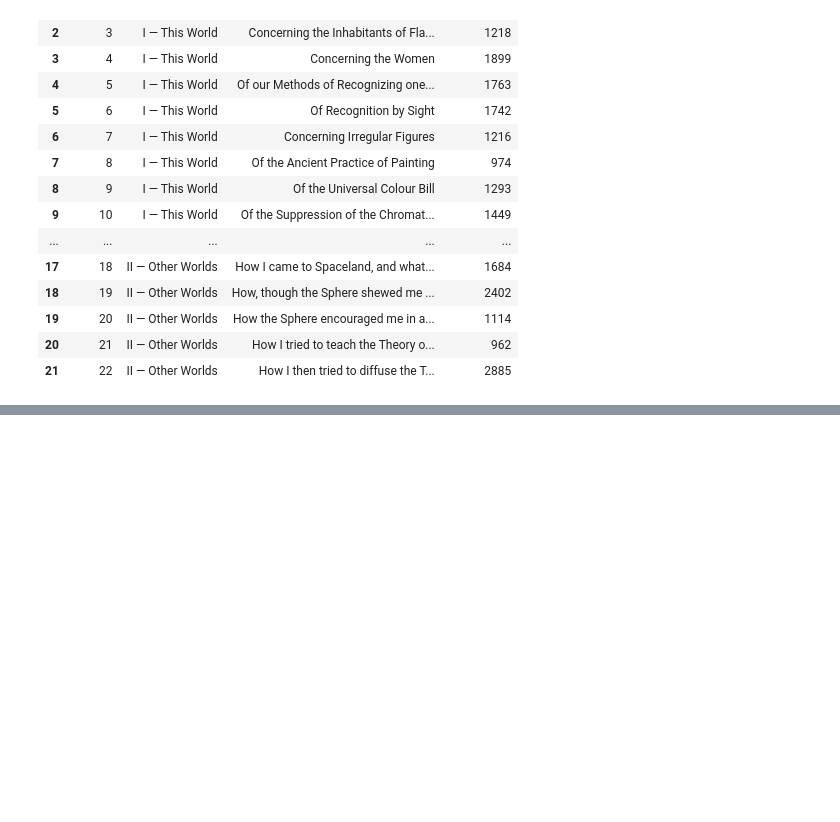
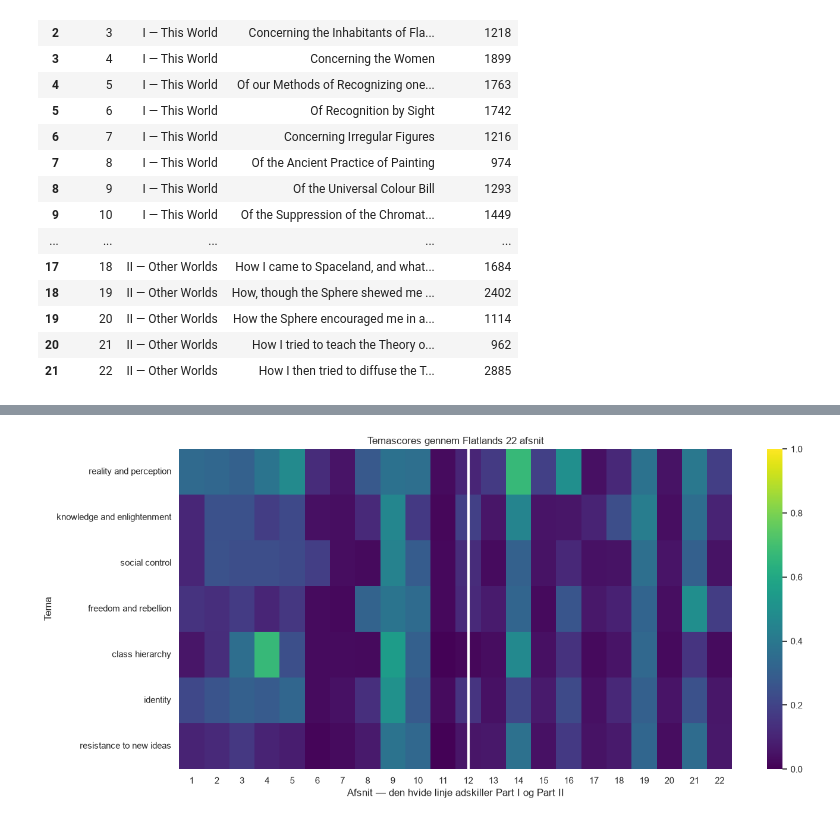
Before and after one commit to Twistshock/Flatlands, a Jupyter notebook: mainBook.ipynb, the cells around one changed output, grey strips where cells are left out. Saved outputs shown, nothing was run; the diff lists cells and outputs as text; code cells hidden in the pictures; blank space fills up the shorter version.

```diff
--- a/mainBook.ipynb
+++ b/mainBook.ipynb
@@ -139,0 +178,8 @@ def make_passages(section_df, words_per_passage = 120):
+# %%
+MODEL_NAME = "valhalla/distilbart-mnli-12-1"
+classifier = pipeline(
+    "zero-shot-classification",
+    model = MODEL_NAME,
+    device=0 if torch.cuda.is_available() else -1,
+)
+print("Modellen er klar:", MODEL_NAME)
@@ -139,0 +264,23 @@ def make_passages(section_df, words_per_passage = 120):
+# %%
+PASSAGES_PER_SECTION = 2
+sample_parts = []
+for _, group in passages.groupby("section"):
+    indices = np.linspace(0, len(group) - 1, min(PASSAGES_PER_SECTION, len(group))).astype(int)
+    sample_parts.append(group.iloc[indices])
+sample = pd.concat(sample_parts, ignore_index=True).drop_duplicates("passage_id")
+
+classified_rows = []
+for row in tqdm(sample.itertuples(), total=len(sample)):
+    result = classify_text(row.text)
+    scores = dict(zip(result.theme, result.score))
+    classified_rows.append({
+        "passage_id": row.passage_id,
+        "section": row.section,
+        "part": row.part,
+        "title": row.title,
+        "position": row.position,
+        "text": row.text,
+        **scores,
+})
+classified = pd.DataFrame(classified_rows)
+classified.head()
@@ -139,0 +294,11 @@ def make_passages(section_df, words_per_passage = 120):
+# %%
+section_scores = classified.groupby("section")[DEFAULT_THEMES].mean()
+plt.figure(figsize=(15, 7))
+sns.heatmap(section_scores.T, cmap="viridis", vmin=0, vmax=1)
+plt.axvline(11.5, color="white", linewidth=3)
+plt.title("Temascores gennem Flatlands 22 afsnit")
+plt.xlabel("Afsnit — den hvide linje adskiller Part I og Part II")
+plt.ylabel("Tema")
+plt.show()
+# %% [output]
+[figure, added]
```
Also changed, not shown: parts of 12 cells of this notebook.
